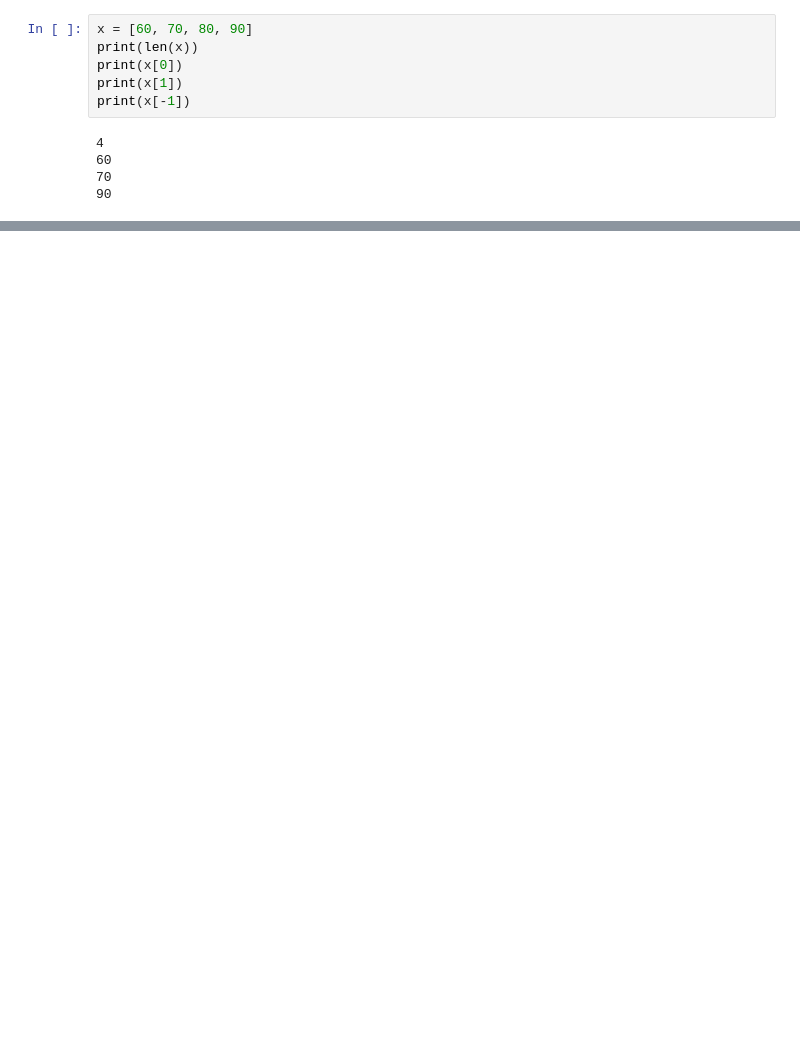
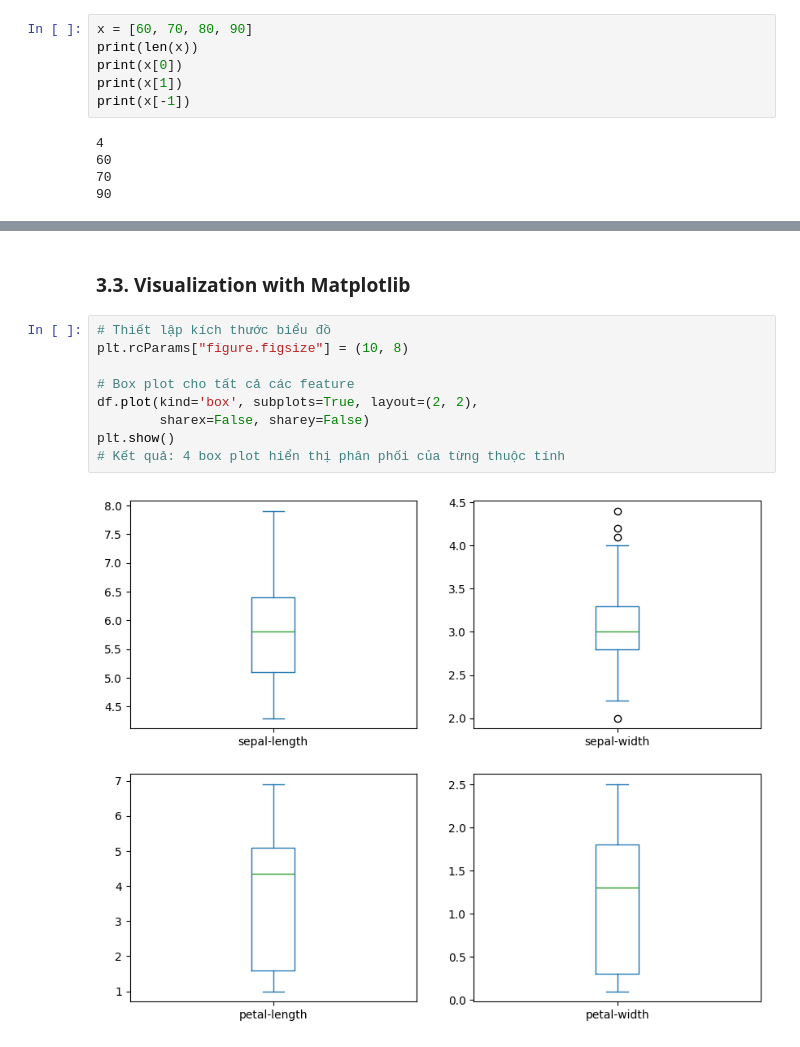
Before and after one commit to VThuongg/sgu25_data_analytics, a Jupyter notebook: exercises/lab2/DA_VL.ipynb, the cells around one changed output, grey strips where cells are left out. Saved outputs shown, nothing was run; the diff lists cells and outputs as text; blank space fills up the shorter version.

```diff
--- a/exercises/lab2/DA_VL.ipynb
+++ b/exercises/lab2/DA_VL.ipynb
@@ -352,0 +536,13 @@ sns.pairplot(df, hue="class", size=2)
+# %% [markdown]
+### 3.3. Visualization with Matplotlib
+# %%
+# Thiết lập kích thước biểu đồ
+plt.rcParams["figure.figsize"] = (10, 8)
+
+# Box plot cho tất cả các feature
+df.plot(kind='box', subplots=True, layout=(2, 2),
+        sharex=False, sharey=False)
+plt.show()
+# Kết quả: 4 box plot hiển thị phân phối của từng thuộc tính
+# %% [output]
+[figure, added]
```
Also changed, not shown: parts of 94 cells of this notebook, 1 other file.
